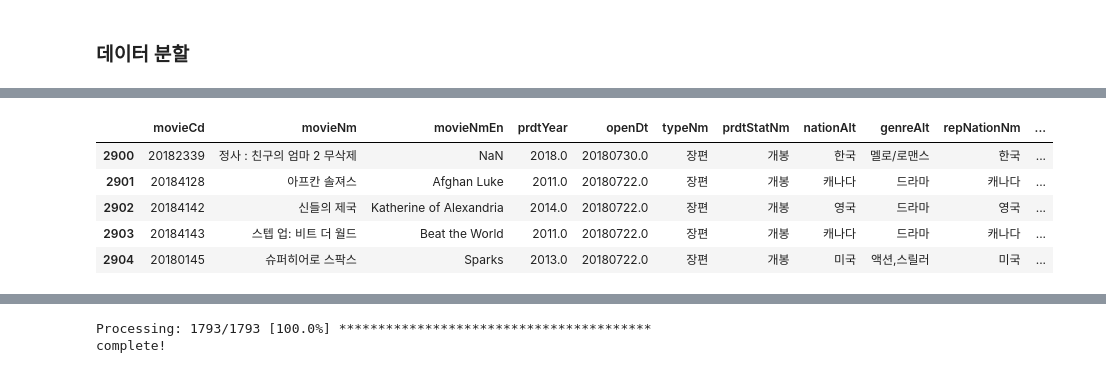
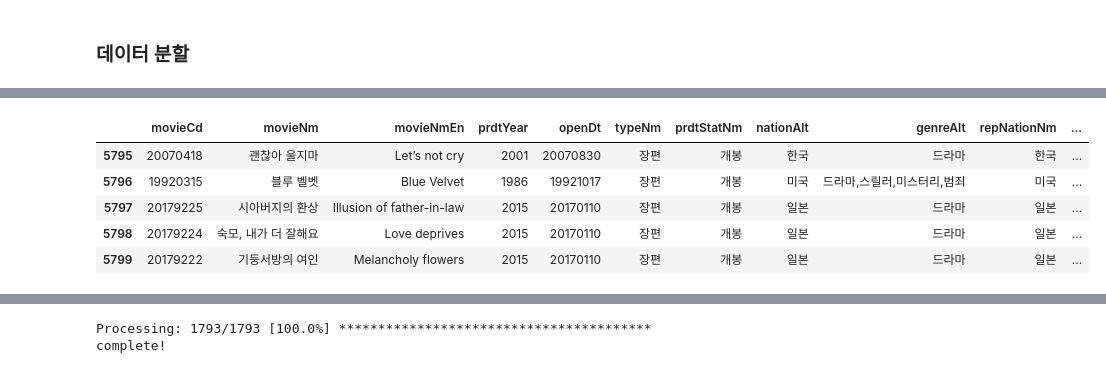
Before and after one commit to chongs02/final_project, a Jupyter notebook: DataScience/Code/preprocess/movie/movieInfo/load_movieDetail.ipynb, the cells around one changed output, grey strips where cells are left out. Drawn from its saved outputs; the diff is of its cells as text; code cells hidden in the pictures.

```diff
--- a/DataScience/Code/preprocess/movie/movieInfo/load_movieDetail.ipynb
+++ b/DataScience/Code/preprocess/movie/movieInfo/load_movieDetail.ipynb
@@ -46,11 +50,10 @@ mlist1.tail()
 # %%
-mlist2 = mlist.iloc[2900:4000]
+mlist2 = mlist.iloc[2900:5800]
+mlist2.tail()
+# %% [output]
+|  | movieCd | movieNm | movieNmEn | prdtYear | openDt | typeNm | prdtStatNm | nationAlt | genreAlt | repNationNm | ... |
+| 5795 | 20070418 | 괜찮아 울지마 | Let’s not cry | 2001 | 20070830 | 장편 | 개봉 | 한국 | 드라마 | 한국 | ... |
+| 5796 | 19920315 | 블루 벨벳 | Blue Velvet | 1986 | 19921017 | 장편 | 개봉 | 미국 | 드라마,스릴러,미스터리,범죄 | 미국 | ... |
+| 5797 | 20179225 | 시아버지의 환상 | Illusion of father-in-law | 2015 | 20170110 | 장편 | 개봉 | 일본 | 드라마 | 일본 | ... |
+| 5798 | 20179224 | 숙모, 내가 더 잘해요 | Love deprives | 2015 | 20170110 | 장편 | 개봉 | 일본 | 드라마 | 일본 | ... |
+| 5799 | 20179222 | 기둥서방의 여인 | Melancholy flowers | 2015 | 20170110 | 장편 | 개봉 | 일본 | 드라마 | 일본 | ... |
-# %%
-mlist2.head()
-# %% [output]
-|  | movieCd | movieNm | movieNmEn | prdtYear | openDt | typeNm | prdtStatNm | nationAlt | genreAlt | repNationNm | ... |
-| 2900 | 20182339 | 정사 : 친구의 엄마 2 무삭제 | NaN | 2018.0 | 20180730.0 | 장편 | 개봉 | 한국 | 멜로/로맨스 | 한국 | ... |
-| 2901 | 20184128 | 아프칸 솔져스 | Afghan Luke | 2011.0 | 20180722.0 | 장편 | 개봉 | 캐나다 | 드라마 | 캐나다 | ... |
-| 2902 | 20184142 | 신들의 제국 | Katherine of Alexandria | 2014.0 | 20180722.0 | 장편 | 개봉 | 영국 | 드라마 | 영국 | ... |
-| 2903 | 20184143 | 스텝 업: 비트 더 월드 | Beat the World | 2011.0 | 20180722.0 | 장편 | 개봉 | 캐나다 | 드라마 | 캐나다 | ... |
-| 2904 | 20180145 | 슈퍼히어로 스팍스 | Sparks | 2013.0 | 20180722.0 | 장편 | 개봉 | 미국 | 액션,스릴러 | 미국 | ... |
```
Also changed, not shown: parts of 10 cells of this notebook, 3 other files.
